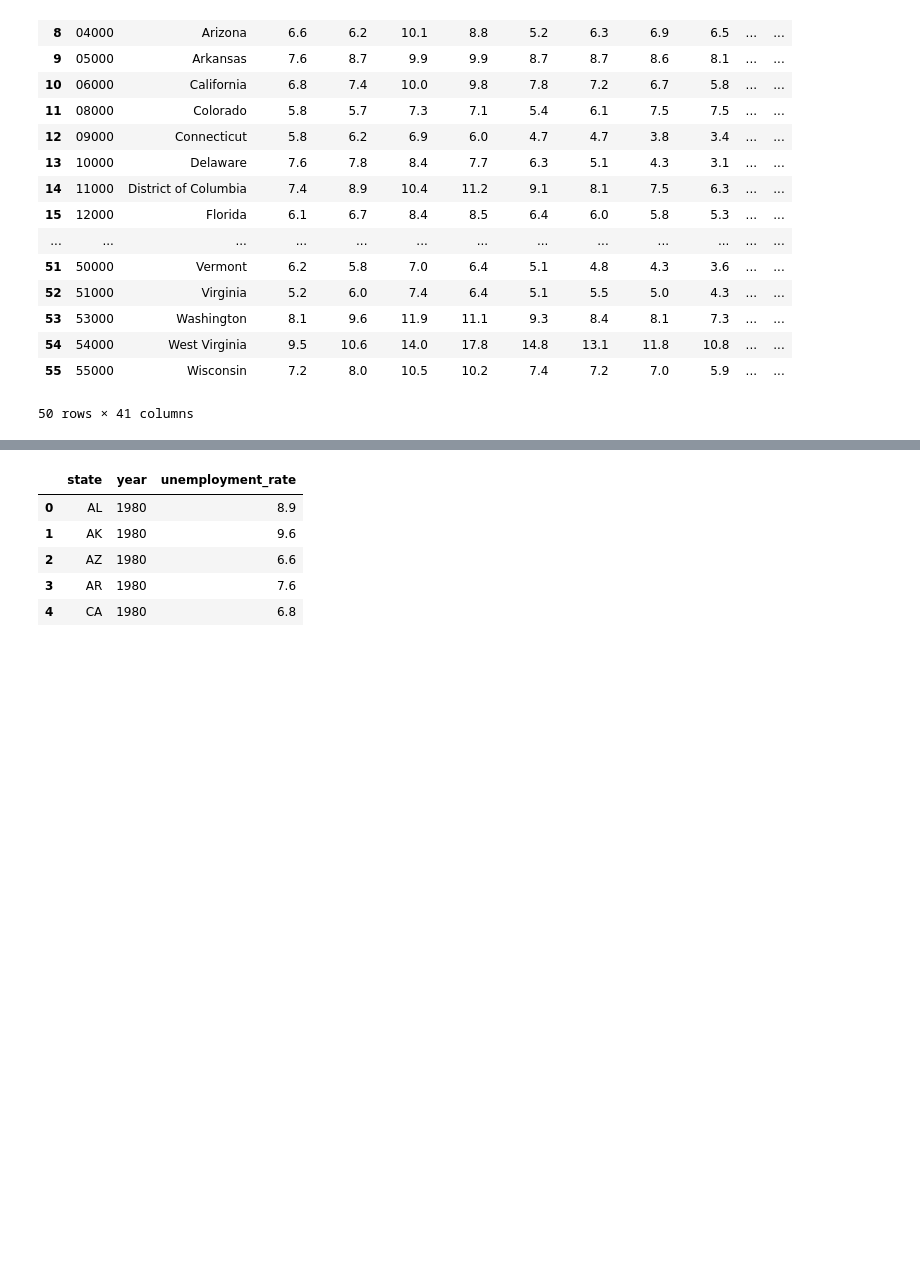
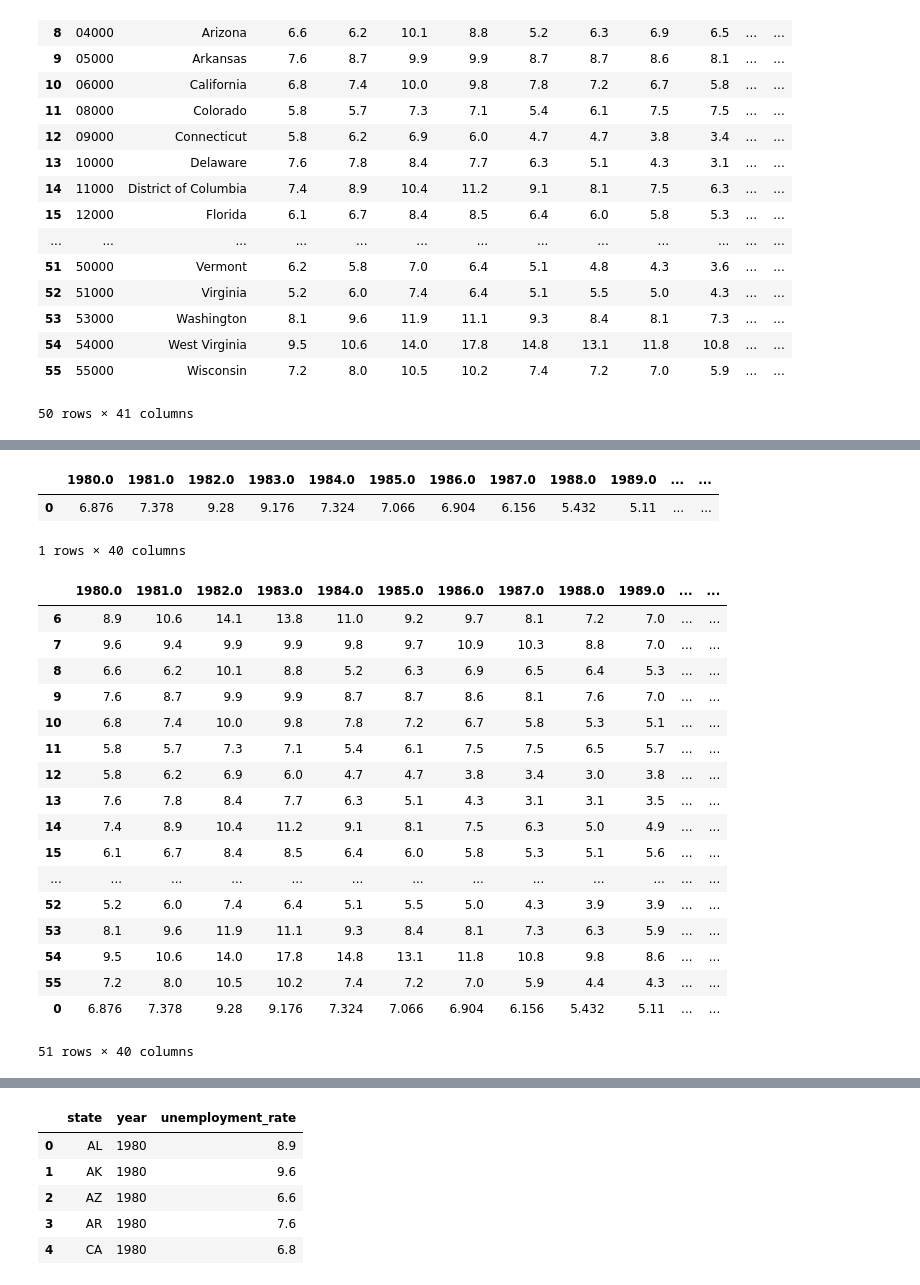
Before and after one commit to mitchellramsey/sba-hra-analysis, a Jupyter notebook: notebooks/1.5_data_wrangling_mr_2022_0312.ipynb, the cells around one changed output, grey strips where cells are left out. Drawn from its saved outputs; the diff is of its cells as text; code cells hidden in the pictures; blank space fills up the shorter version.

```diff
--- a/notebooks/1.5_data_wrangling_mr_2022_0312.ipynb
+++ b/notebooks/1.5_data_wrangling_mr_2022_0312.ipynb
@@ -152,0 +166,8 @@ state_unemp_data_melt['year'] = state_unemp_data_melt['year'].astype(int)
+# %%
+wyoming_data = pd.Series(state_unemp_data.mean(axis=0))
+wyoming_data = pd.concat([wyoming_data, pd.Series({'state': 'WY'})]).to_frame().T
+wyoming_data
+# %% [output]
+|  | 1980.0 | 1981.0 | 1982.0 | 1983.0 | 1984.0 | 1985.0 | 1986.0 | 1987.0 | 1988.0 | 1989.0 | ... | ... |
+| 0 | 6.876 | 7.378 | 9.28 | 9.176 | 7.324 | 7.066 | 6.904 | 6.156 | 5.432 | 5.11 | ... | ... |
+1 rows × 40 columns
@@ -152,0 +176,21 @@ state_unemp_data_melt['year'] = state_unemp_data_melt['year'].astype(int)
+# %%
+state_unemp_data
+# %% [output]
+|  | 1980.0 | 1981.0 | 1982.0 | 1983.0 | 1984.0 | 1985.0 | 1986.0 | 1987.0 | 1988.0 | 1989.0 | ... | ... |
+| 6 | 8.9 | 10.6 | 14.1 | 13.8 | 11.0 | 9.2 | 9.7 | 8.1 | 7.2 | 7.0 | ... | ... |
+| 7 | 9.6 | 9.4 | 9.9 | 9.9 | 9.8 | 9.7 | 10.9 | 10.3 | 8.8 | 7.0 | ... | ... |
+| 8 | 6.6 | 6.2 | 10.1 | 8.8 | 5.2 | 6.3 | 6.9 | 6.5 | 6.4 | 5.3 | ... | ... |
+| 9 | 7.6 | 8.7 | 9.9 | 9.9 | 8.7 | 8.7 | 8.6 | 8.1 | 7.6 | 7.0 | ... | ... |
+| 10 | 6.8 | 7.4 | 10.0 | 9.8 | 7.8 | 7.2 | 6.7 | 5.8 | 5.3 | 5.1 | ... | ... |
+| 11 | 5.8 | 5.7 | 7.3 | 7.1 | 5.4 | 6.1 | 7.5 | 7.5 | 6.5 | 5.7 | ... | ... |
+| 12 | 5.8 | 6.2 | 6.9 | 6.0 | 4.7 | 4.7 | 3.8 | 3.4 | 3.0 | 3.8 | ... | ... |
+| 13 | 7.6 | 7.8 | 8.4 | 7.7 | 6.3 | 5.1 | 4.3 | 3.1 | 3.1 | 3.5 | ... | ... |
+| 14 | 7.4 | 8.9 | 10.4 | 11.2 | 9.1 | 8.1 | 7.5 | 6.3 | 5.0 | 4.9 | ... | ... |
+| 15 | 6.1 | 6.7 | 8.4 | 8.5 | 6.4 | 6.0 | 5.8 | 5.3 | 5.1 | 5.6 | ... | ... |
+| ... | ... | ... | ... | ... | ... | ... | ... | ... | ... | ... | ... | ... |
+| 52 | 5.2 | 6.0 | 7.4 | 6.4 | 5.1 | 5.5 | 5.0 | 4.3 | 3.9 | 3.9 | ... | ... |
+| 53 | 8.1 | 9.6 | 11.9 | 11.1 | 9.3 | 8.4 | 8.1 | 7.3 | 6.3 | 5.9 | ... | ... |
+| 54 | 9.5 | 10.6 | 14.0 | 17.8 | 14.8 | 13.1 | 11.8 | 10.8 | 9.8 | 8.6 | ... | ... |
+| 55 | 7.2 | 8.0 | 10.5 | 10.2 | 7.4 | 7.2 | 7.0 | 5.9 | 4.4 | 4.3 | ... | ... |
+| 0 | 6.876 | 7.378 | 9.28 | 9.176 | 7.324 | 7.066 | 6.904 | 6.156 | 5.432 | 5.11 | ... | ... |
+51 rows × 40 columns
```
Also changed, not shown: parts of 38 cells of this notebook.
